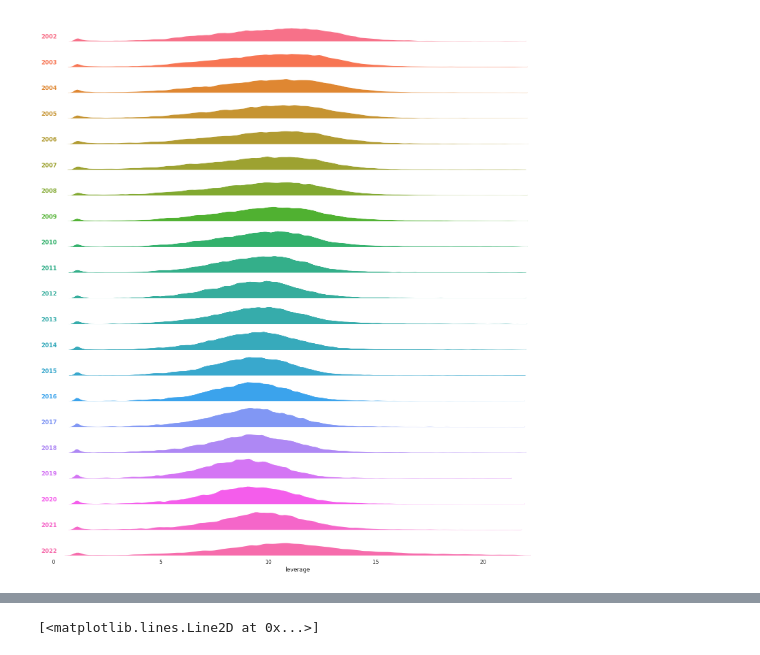
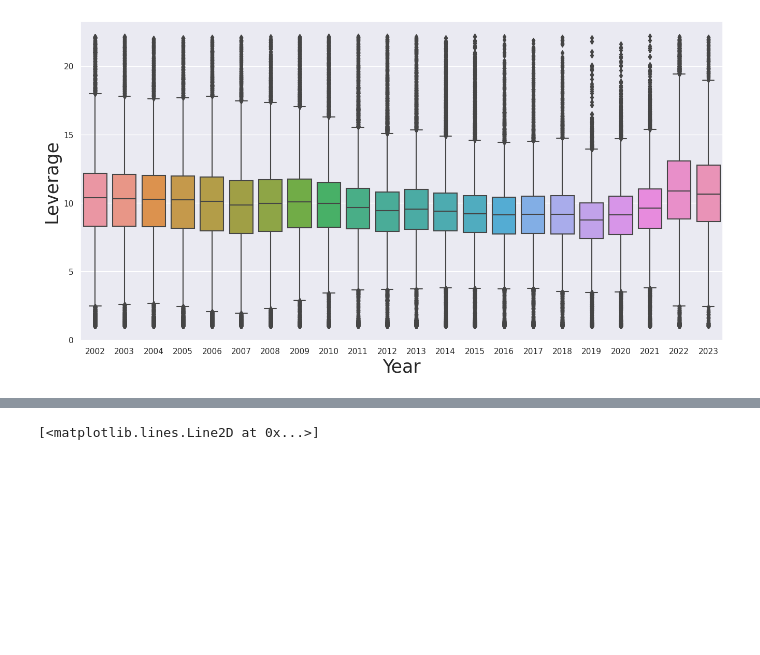
Before and after one commit to dongxulee/interbankAssets, a Jupyter notebook: balanceSheetAnalysis/balanceSheetData_borrowingLendingLeverage.ipynb, the cells around one changed output, grey strips where cells are left out. Drawn from its saved outputs; the diff is of its cells as text; code cells hidden in the pictures; blank space fills up the shorter version.

Commit message:
add 2023 data

```diff
--- a/balanceSheetAnalysis/balanceSheetData_borrowingLendingLeverage.ipynb
+++ b/balanceSheetAnalysis/balanceSheetData_borrowingLendingLeverage.ipynb
@@ -10,7 +10,7 @@ warnings.filterwarnings('ignore')
 %pylab inline
 %load_ext autoreload
 %autoreload 2
-matplotlib.rcParams['figure.figsize'] = [20, 8]
-plt.rcParams.update({'font.size': 12})
+pylab.rcParams['figure.figsize'] = (16, 8)
+pylab.rcParams['font.size'] = 25
 years, data, varNamesOverYears, varNamesOverYearsPlus = loadData()
 # %% [output]
@@ -141,31 +140,11 @@ varYear.sort_values("assets", ascending=False)
-# %%
-import seaborn as sns
-sns.set_theme(style="white", rc={"axes.facecolor": (0, 0, 0, 0)})
-# Initialize the FacetGrid object
-g = sns.FacetGrid(varYear, row="year", hue="year", aspect=20, height=0.8)
-
-# Draw the densities in a few steps
-g.map(sns.kdeplot, "leverage",
-      bw_adjust=.3, clip_on=False,
-      fill=True, alpha=1, linewidth=1.5)
-g.map(sns.kdeplot, "leverage", clip_on=False, color="w", lw=2, bw_adjust=.3)
-
-# Define and use a simple function to label the plot in axes coordinates
-def label(x, color, label):
-    ax = plt.gca()
-    ax.text(0, .2, label, fontweight="bold", color=color,
-            ha="left", va="center", transform=ax.transAxes)
-
-g.map(label, "leverage")
-
-# Set the subplots to overlap
-g.figure.subplots_adjust(hspace=.25)
-g.set_titles("")
-g.set(yticks=[], ylabel="")
-g.despine(bottom=True, left=True)
-plt.show()
-# %% [output]
-[figure, removed]
+# %%
+sns.boxplot(x='year', y='leverage', data=varYear)
+plt.xlabel('Year', fontsize=25)
+plt.ylabel('Leverage', fontsize=25)
+sns.set(font_scale=1)  # Scale for the font size
+plt.show()
+# %% [output]
+[figure, added]
 # %%
 varYear.groupby("year")["leverage"].describe()
 # %% [output]
```
Also changed, not shown: parts of 9 cells of this notebook, 5 other files.
